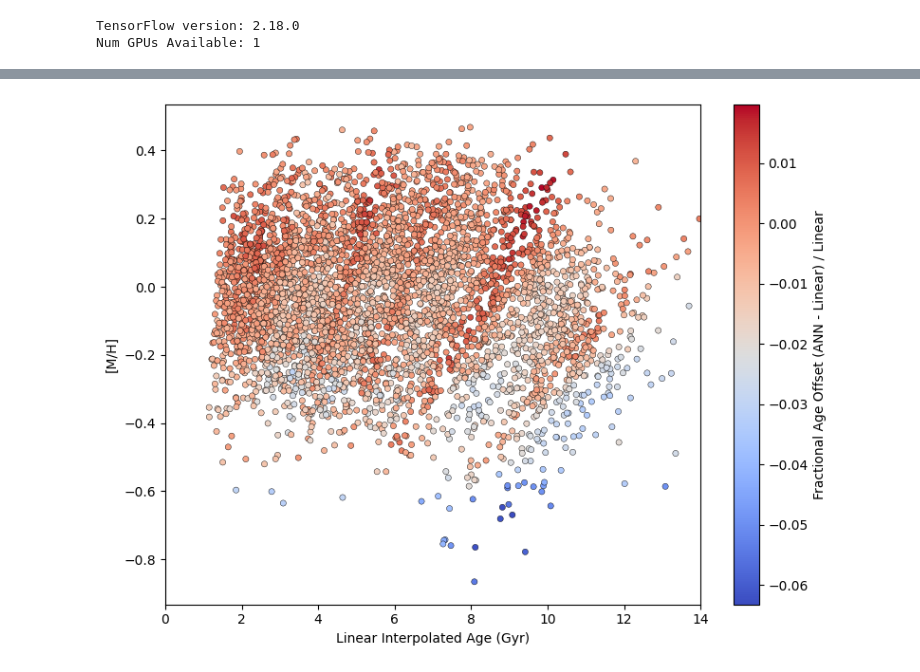
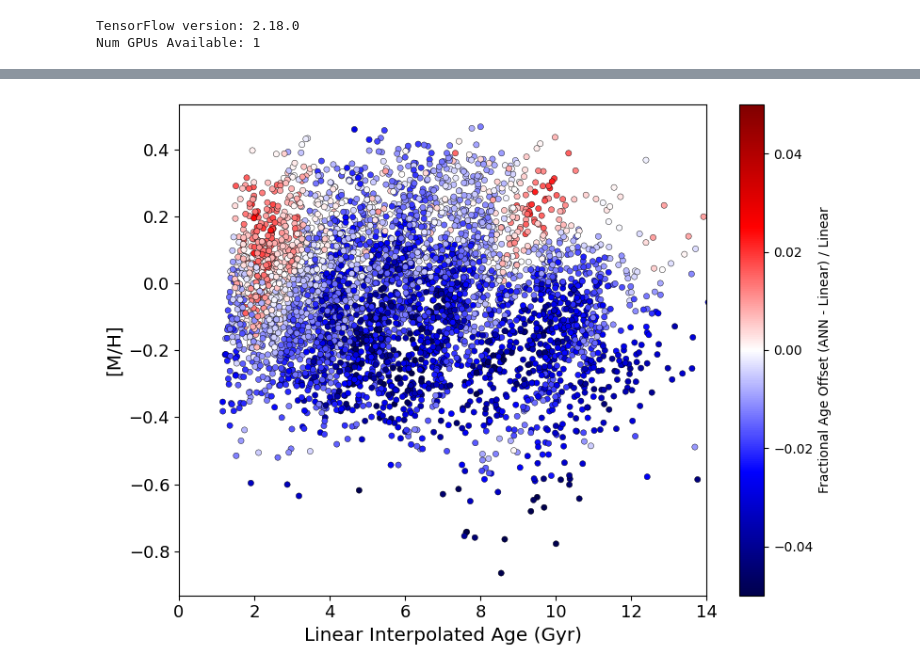
Before and after one commit to lmariemorales/ann-emulator-stellarages, a Jupyter notebook: ANN.ipynb, the cells around one changed output, grey strips where cells are left out. Saved outputs shown, nothing was run; the diff lists cells and outputs as text; code cells hidden in the pictures.

Commit message:
Updates to finalized notebook

```diff
--- a/ANN.ipynb
+++ b/ANN.ipynb
@@ -54,0 +35,13 @@ X_train, X_val, Y_train, Y_val = train_test_split(X_scaled, Y_scaled, test_size=
+# %%
+#Scale X & Y parameters, optimizers (like Adam) perform better when input features are on similar scales and to prevent any one parameter dominating the
+scaler_X = StandardScaler()
+scaler_Y = StandardScaler()
+
+X_scaled = scaler_X.fit_transform(X.values)
+Y_scaled = scaler_Y.fit_transform(Y.values)
+
+# Split up data, the X_test and Y_test will be used later to see how our model is doing on unseen data
+# This gives us training and validation, plus testing
+X_temp, X_test, Y_temp, Y_test = train_test_split(X_scaled, Y_scaled, test_size=0.2, random_state=1)
+X_train, X_val, Y_train, Y_val = train_test_split(X_temp, Y_temp, test_size=0.2, random_state=1)
+# Final proportions: 64% train, 16% val, 20% test
@@ -57,14 +52,14 @@ def build_ann():
     model = models.Sequential()
     model.add(layers.Input(shape=(3,)))  # mass, met, logg
     for _ in range(6):
-        model.add(layers.Dense(128, activation='elu'))
+        model.add(layers.Dense(128, activation='elu')) #Activation: Exponential Linear Unit, captures noninearity better, also supports faster training
     model.add(layers.Dense(2))  # Outputs: age, teff
     return model
 
 model = build_ann()
 model.compile(optimizer=optimizers.Adam(learning_rate=1e-5), loss='mse')
 
-#Optional: Save the best version
+#Save the best version
 checkpoint_cb = ModelCheckpoint("best_ann_model.keras", save_best_only=True)
 
 # Stop training if val_loss doesn't improve after 50 epochs
@@ -73,18 +68,9 @@ earlystop_cb = EarlyStopping(patience=50, restore_best_weights=True)
 # Now train with the callbacks
 history = model.fit(
     X_train, Y_train,
-    epochs=1000,
+    epochs=2000,
     batch_size=64,
     validation_data=(X_val, Y_val),
     callbacks=[checkpoint_cb, earlystop_cb]
 )
-# --- Plot training history ---
-plt.plot(history.history['loss'], label='train')
-plt.plot(history.history['val_loss'], label='val')
-plt.xlabel('Epoch')
-plt.ylabel('MSE Loss')
-plt.title('Training History')
-plt.legend()
-plt.grid(True)
-plt.show()
 # %% [output]
@@ -188,17 +204,18 @@ df_clean
 # %%
 plt.figure(figsize=(8,6))
-sc = plt.scatter(df_clean['age_pred'], df_clean['met'],
-                 c=df_clean['frac_offset'], cmap='coolwarm', s=20, edgecolor='k', linewidth=0.3)
+sc = plt.scatter(df_clean['age'], df_clean['met'],
+                 c=df_clean['frac_offset'], cmap='seismic', s=20, edgecolor='k', linewidth=0.3,vmin=-0.05,vmax=0.05)
 
 plt.colorbar(sc, label='Fractional Age Offset (ANN - Linear) / Linear')
-plt.xlabel('Linear Interpolated Age (Gyr)')
-plt.ylabel('[M/H]')
+plt.xlabel('Linear Interpolated Age (Gyr)',size='x-large')
+plt.ylabel('[M/H]',size='x-large')
 plt.xlim(0,14)
 plt.tight_layout()
+plt.gca().tick_params(axis='both',labelsize=13)
 plt.savefig('resultsANN.png')
 plt.show()
 # %% [output]
-[figure, old version]
+[figure, new version]
 # %%
 mean_offset = df_clean['frac_offset'].mean()
 std_offset = df_clean['frac_offset'].std()
```
Also changed, not shown: parts of 31 cells of this notebook.
